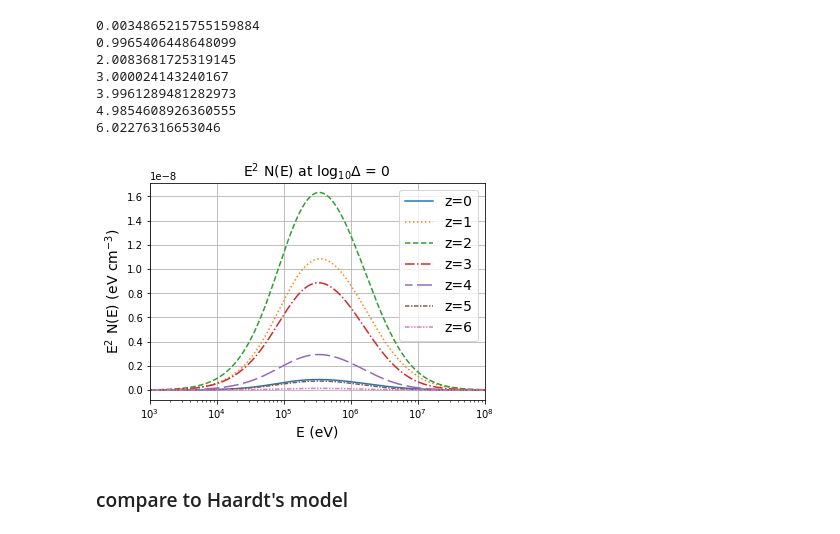
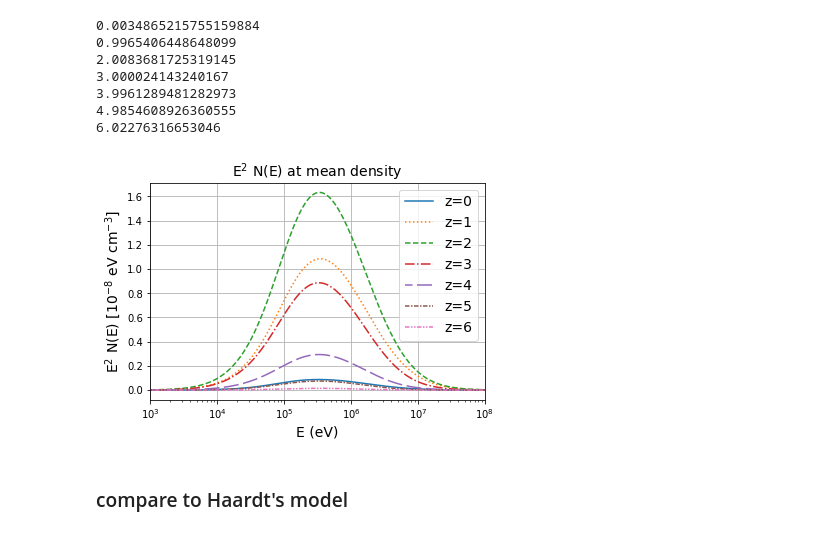
Before and after one commit to hirata10/IGMCRProject, a Jupyter notebook: IGMCR/result.ipynb, the cells around one changed output. Drawn from its saved outputs; the diff is of its cells as text; code cells hidden in the pictures.

```diff
--- a/IGMCR/result.ipynb
+++ b/IGMCR/result.ipynb
@@ -72,24 +72,24 @@ E2N_z6 = np.zeros((IGM.mstep,))
 for i in range(IGM.mstep):
     E2N_z6[i] = IGM.E[i]**2 * N_00[i][idx_z6]/1.602e-12
 # %%
-plt.plot(IGM.E_mid/1.602e-12, E2N_z0, '-', label = 'z=0')
-plt.plot(IGM.E_mid/1.602e-12, E2N_z1, ':', label = 'z=1')
-plt.plot(IGM.E_mid/1.602e-12, E2N_z2, '--', label = 'z=2')
-plt.plot(IGM.E_mid/1.602e-12, E2N_z3, '-.', label = 'z=3')
-plt.plot(IGM.E_mid/1.602e-12, E2N_z4, linestyle=(5, (10, 3)), label = 'z=4')
-plt.plot(IGM.E_mid/1.602e-12, E2N_z5, linestyle=(0, (3, 1, 1, 1)), label = 'z=5')
-plt.plot(IGM.E_mid/1.602e-12, E2N_z6, linestyle=(0, (3, 1, 1, 1, 1, 1)), label = 'z=6')
+plt.plot(IGM.E_mid/1.602e-12, E2N_z0/1e-8, '-', label = 'z=0')
+plt.plot(IGM.E_mid/1.602e-12, E2N_z1/1e-8, ':', label = 'z=1')
+plt.plot(IGM.E_mid/1.602e-12, E2N_z2/1e-8, '--', label = 'z=2')
+plt.plot(IGM.E_mid/1.602e-12, E2N_z3/1e-8, '-.', label = 'z=3')
+plt.plot(IGM.E_mid/1.602e-12, E2N_z4/1e-8, linestyle=(5, (10, 3)), label = 'z=4')
+plt.plot(IGM.E_mid/1.602e-12, E2N_z5/1e-8, linestyle=(0, (3, 1, 1, 1)), label = 'z=5')
+plt.plot(IGM.E_mid/1.602e-12, E2N_z6/1e-8, linestyle=(0, (3, 1, 1, 1, 1, 1)), label = 'z=6')
 plt.xscale('log')
 plt.xlim([1e3,1e8])
 plt.legend(fontsize = 14, loc = 'upper right')
-plt.title('$\mathrm{E^2\ N(E)}$ at $\mathrm{log_{10}}\Delta$ = 0', fontsize = 14)
+plt.title('$\mathrm{E^2\ N(E)}$ at mean density', fontsize = 14)
 plt.xlabel('E (eV)', fontsize = 14)
-plt.ylabel('$\mathrm{E^2\ N(E)\ (eV\ cm^{-3}})$', fontsize = 14)
+plt.ylabel('$\mathrm{E^2\ N(E)\ [10^{-8}\ eV\ cm^{-3}}]$', fontsize = 14)
 plt.grid()
 plt.savefig('NE_diffz.pdf')
 plt.show()
 # %% [output]
-[figure, old version]
+[figure, new version]
 # %% [markdown]
 ### compare to Haardt's model
 # %%
```
Also changed, not shown: parts of 7 cells of this notebook, 4 other files.
